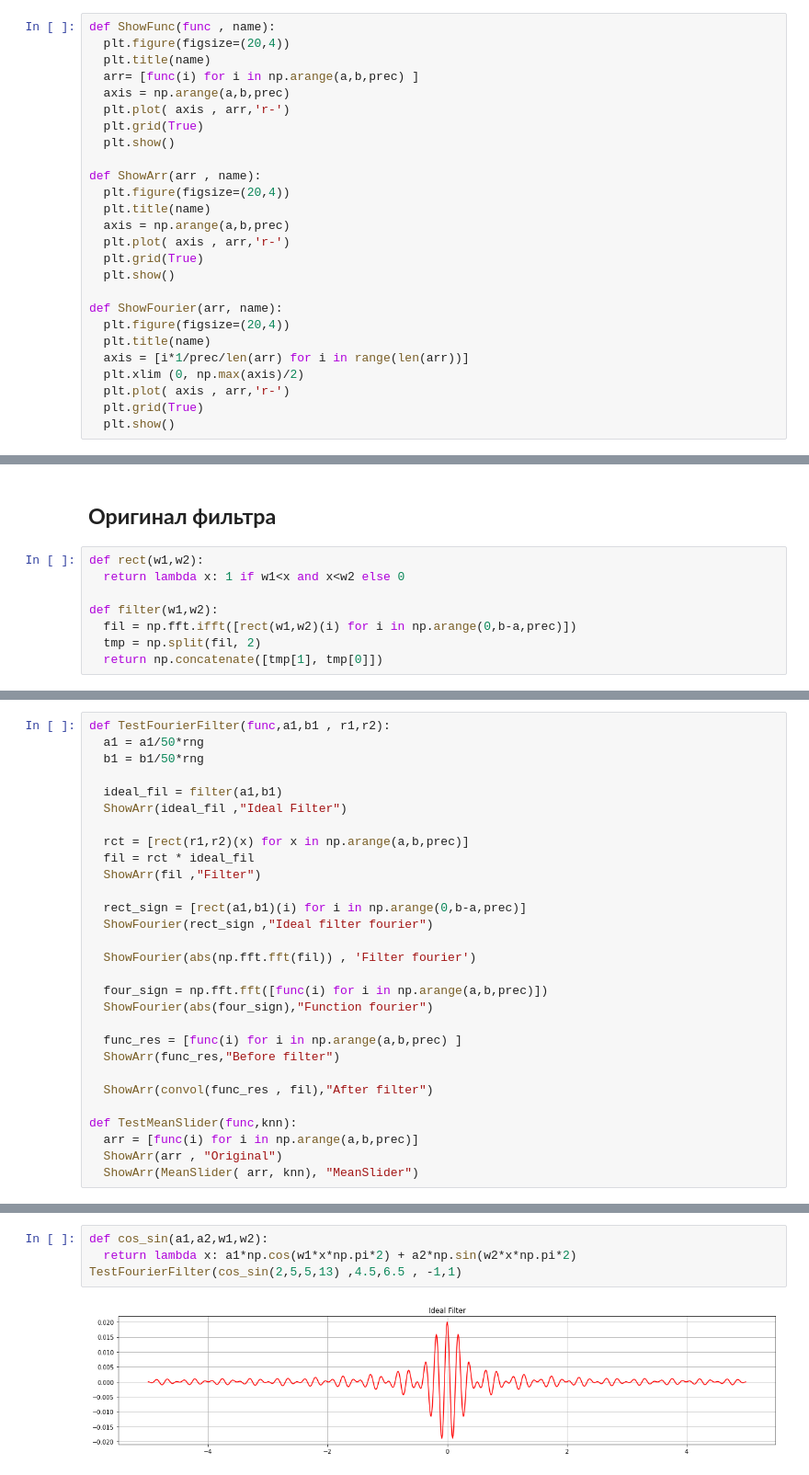
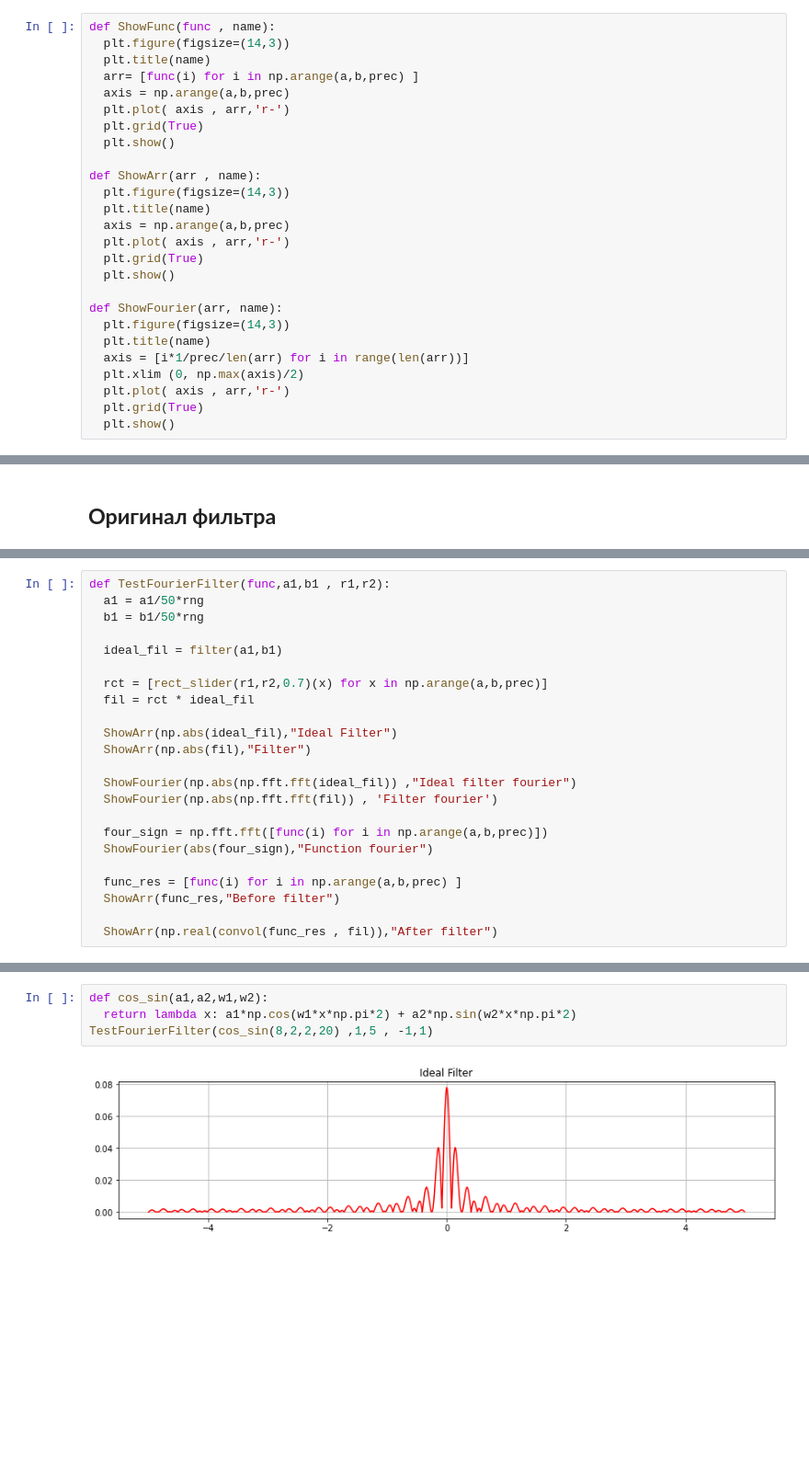
Before and after one commit to pishchev/Data-processing-methods, a Jupyter notebook: Filters.ipynb, the cells around one changed output, grey strips where cells are left out. Shown: that part at 92% size. Saved outputs shown, nothing was run; the diff lists cells and outputs as text; blank space fills up the shorter version.

```diff
--- a/Filters.ipynb
+++ b/Filters.ipynb
@@ -18,7 +18,7 @@ prec = 0.01
 ## **Отрисовка**
 # %%
 def ShowFunc(func , name):
-  plt.figure(figsize=(20,4))
+  plt.figure(figsize=(14,3))
   plt.title(name)
   arr= [func(i) for i in np.arange(a,b,prec) ]
   axis = np.arange(a,b,prec)
@@ -27,7 +27,7 @@ def ShowFunc(func , name):
   plt.show()
 
 def ShowArr(arr , name):
-  plt.figure(figsize=(20,4))
+  plt.figure(figsize=(14,3))
   plt.title(name)
   axis = np.arange(a,b,prec)
   plt.plot( axis , arr,'r-')
@@ -35,7 +35,7 @@ def ShowArr(arr , name):
   plt.show()
 
 def ShowFourier(arr, name):
-  plt.figure(figsize=(20,4))
+  plt.figure(figsize=(14,3))
   plt.title(name)
   axis = [i*1/prec/len(arr) for i in range(len(arr))]
   plt.xlim (0, np.max(axis)/2)
@@ -62,11 +62,3 @@ def convol(func1 , func2):
   return conv[a1:b1]
 # %% [markdown]
 ## **Оригинал фильтра**
-# %%
-def rect(w1,w2):
-  return lambda x: 1 if w1<x and x<w2 else 0
-
-def filter(w1,w2):
-  fil = np.fft.ifft([rect(w1,w2)(i) for i in np.arange(0,b-a,prec)])
-  tmp = np.split(fil, 2)
-  return np.concatenate([tmp[1], tmp[0]])
@@ -78,16 +117,15 @@ def TestFourierFilter(func,a1,b1 , r1,r2):
   b1 = b1/50*rng
 
   ideal_fil = filter(a1,b1)
-  ShowArr(ideal_fil ,"Ideal Filter")
 
-  rct = [rect(r1,r2)(x) for x in np.arange(a,b,prec)]
+  rct = [rect_slider(r1,r2,0.7)(x) for x in np.arange(a,b,prec)]
   fil = rct * ideal_fil
-  ShowArr(fil ,"Filter")
 
-  rect_sign = [rect(a1,b1)(i) for i in np.arange(0,b-a,prec)]
-  ShowFourier(rect_sign ,"Ideal filter fourier")
+  ShowArr(np.abs(ideal_fil),"Ideal Filter")
+  ShowArr(np.abs(fil),"Filter")
 
-  ShowFourier(abs(np.fft.fft(fil)) , 'Filter fourier')
+  ShowFourier(np.abs(np.fft.fft(ideal_fil)) ,"Ideal filter fourier")
+  ShowFourier(np.abs(np.fft.fft(fil)) , 'Filter fourier')
 
   four_sign = np.fft.fft([func(i) for i in np.arange(a,b,prec)])
   ShowFourier(abs(four_sign),"Function fourier")
@@ -95,9 +133,4 @@ def TestFourierFilter(func,a1,b1 , r1,r2):
   func_res = [func(i) for i in np.arange(a,b,prec) ]
   ShowArr(func_res,"Before filter")
 
-  ShowArr(convol(func_res , fil),"After filter")
-
-def TestMeanSlider(func,knn):
-  arr = [func(i) for i in np.arange(a,b,prec)]
-  ShowArr(arr , "Original")
-  ShowArr(MeanSlider( arr, knn), "MeanSlider")
+  ShowArr(np.real(convol(func_res , fil)),"After filter")
@@ -106,6 +155,6 @@ def TestMeanSlider(func,knn):
 # %%
 def cos_sin(a1,a2,w1,w2):
   return lambda x: a1*np.cos(w1*x*np.pi*2) + a2*np.sin(w2*x*np.pi*2)
-TestFourierFilter(cos_sin(2,5,5,13) ,4.5,6.5 , -1,1)
+TestFourierFilter(cos_sin(8,2,2,20) ,1,5 , -1,1)
 # %% [output]
-[figure, old version]
+[figure, new version]
```
Also changed, not shown: parts of 11 cells of this notebook.
